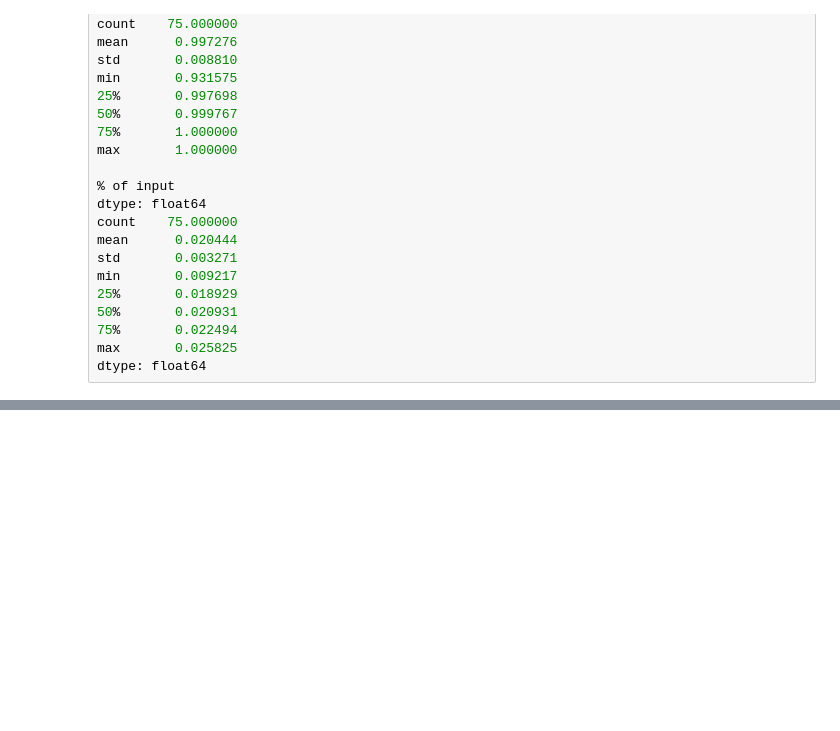
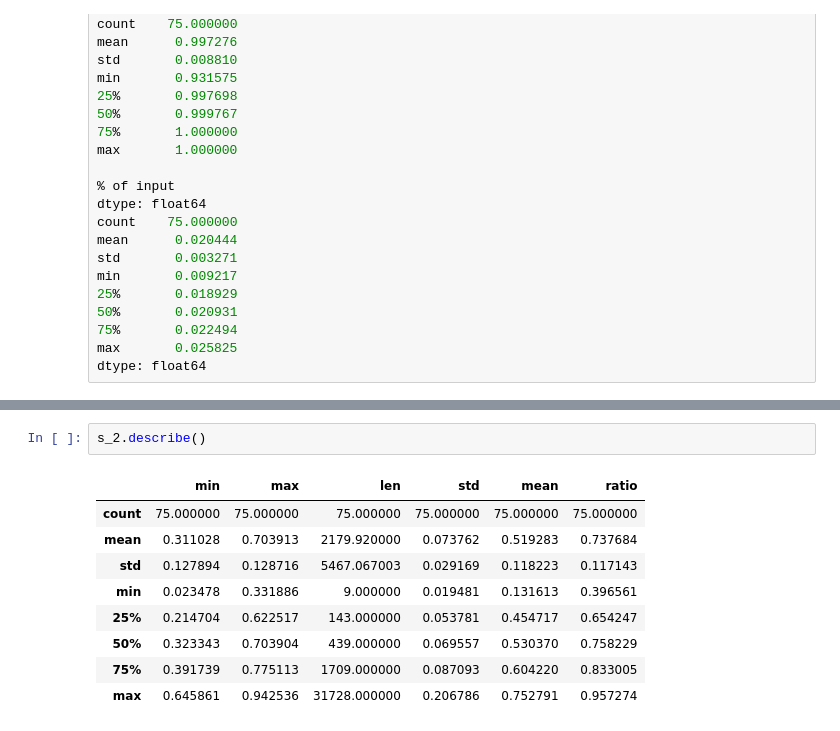
Before and after one commit to venondev/MLMed, a Jupyter notebook: notebooks/transformation_test.ipynb, the cells around one changed output, grey strips where cells are left out. Drawn from its saved outputs; the diff is of its cells as text; blank space fills up the shorter version.

```diff
--- a/notebooks/transformation_test.ipynb
+++ b/notebooks/transformation_test.ipynb
@@ -368,0 +415,12 @@ dtype: float64
+# %%
+s_2.describe()
+# %% [output]
+|  | min | max | len | std | mean | ratio |
+| count | 75.000000 | 75.000000 | 75.000000 | 75.000000 | 75.000000 | 75.000000 |
+| mean | 0.311028 | 0.703913 | 2179.920000 | 0.073762 | 0.519283 | 0.737684 |
+| std | 0.127894 | 0.128716 | 5467.067003 | 0.029169 | 0.118223 | 0.117143 |
+| min | 0.023478 | 0.331886 | 9.000000 | 0.019481 | 0.131613 | 0.396561 |
+| 25% | 0.214704 | 0.622517 | 143.000000 | 0.053781 | 0.454717 | 0.654247 |
+| 50% | 0.323343 | 0.703904 | 439.000000 | 0.069557 | 0.530370 | 0.758229 |
+| 75% | 0.391739 | 0.775113 | 1709.000000 | 0.087093 | 0.604220 | 0.833005 |
+| max | 0.645861 | 0.942536 | 31728.000000 | 0.206786 | 0.752791 | 0.957274 |
```
Also changed, not shown: parts of 5 cells of this notebook, 27 other files.
